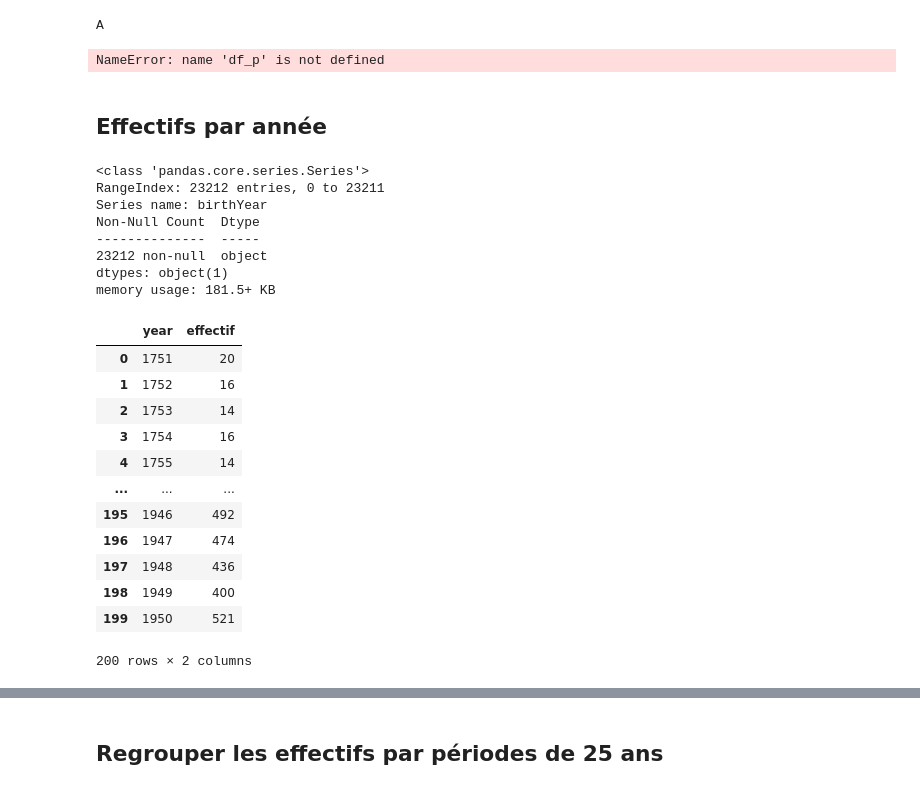
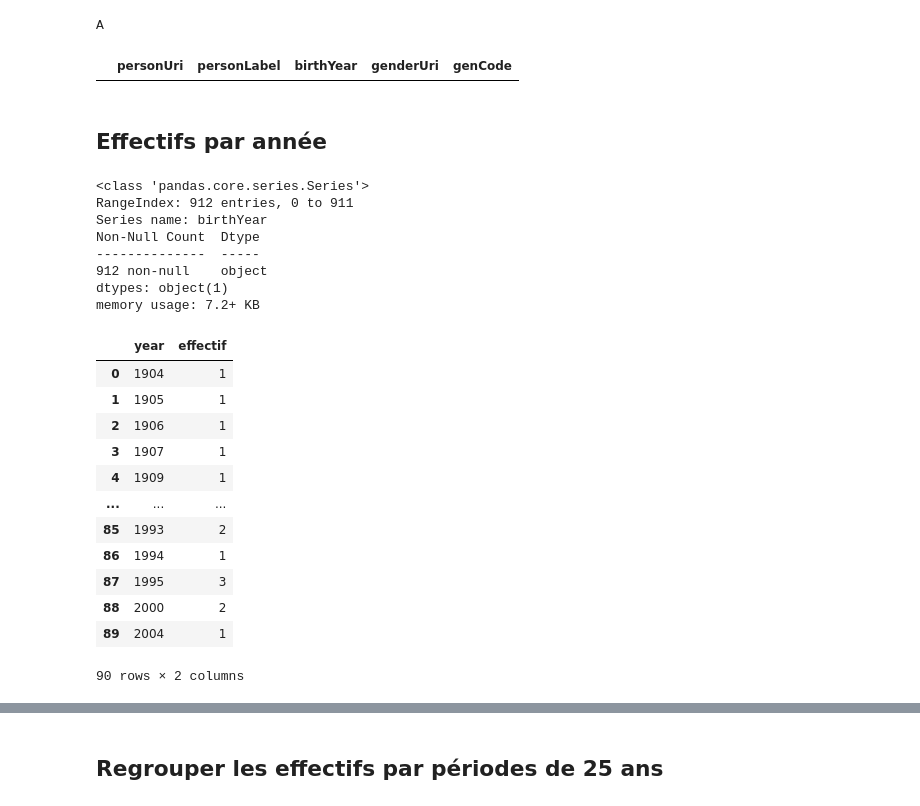
Before and after one commit to projhistoire/Projet-Histoire, a Jupyter notebook: notebooks_jupyter/wdt_distribution_naissances_triplestore.ipynb, the cells around one changed output, grey strips where cells are left out. Saved outputs shown, nothing was run; the diff lists cells and outputs as text; code cells hidden in the pictures.

```diff
--- a/notebooks_jupyter/wdt_distribution_naissances_triplestore.ipynb
+++ b/notebooks_jupyter/wdt_distribution_naissances_triplestore.ipynb
@@ -57,7 +93,7 @@ import sparql_functions as spqf
 On exécute la requête grâce à une fonction de la librairie locale qui réalise la mise en forme
 # %%
 ## define SPARQL enpoint
-endpoint = "https://ag1khc5dnlqgdc0c.allegrograph.cloud/webview/repositories/Astronauts/"
+endpoint = "https://ag1khc5dnlqgdc0c.allegrograph.cloud/repositories/Astronauts"
 # %%
 query = """
 PREFIX wd: <http://www.wikidata.org/entity/>
@@ -143,7 +196,7 @@ df_p['genCode'] = df_p.apply(lambda x: code_gender(x['genderUri']), axis=1)
 ### On inspecte les cinq premières lignes qui ont la valeur 'A' = autre
 df_p[df_p['genCode']=='A'][:5]
 # %% [output]
-NameError: name 'df_p' is not defined
+|  | personUri | personLabel | birthYear | genderUri | genCode |
 # %% [markdown]
 ## Effectifs par année
 # %%
@@ -152,38 +205,38 @@ NameError: name 'df_p' is not defined
 df_p['birthYear'].info()
 # %% [output]
 <class 'pandas.core.series.Series'>
-RangeIndex: 23212 entries, 0 to 23211
+RangeIndex: 912 entries, 0 to 911
 Series name: birthYear
 Non-Null Count  Dtype
 --------------  -----
-23212 non-null  object
+912 non-null    object
 dtypes: object(1)
-memory usage: 181.5+ KB
+memory usage: 7.2+ KB
 # %%
 ### On transforme le type de valeur de la colonne BirthYear
 # de objet à entier
 df_p['birthYear'] = df_p['birthYear'].astype(int)
 # %%
 ### On transforme en DataFrame le résultat du regroupement par année
-# noter qu'un ajoute un filtre pour que l'année maximale de naissance soit 200
-years_count = pd.DataFrame(df_p[df_p['birthYear'] < 2001].groupby('birthYear').size())\
+# noter qu'un ajoute un filtre pour que l'année maximale de naissance soit 2001
+years_count = pd.DataFrame(df_p[df_p['birthYear'] < 2007].groupby('birthYear').size())\
                 .reset_index(drop=False)
 years_count.columns=['year','effectif']
 years_count
 # %% [output]
 |  | year | effectif |
-| 0 | 1751 | 20 |
-| 1 | 1752 | 16 |
-| 2 | 1753 | 14 |
-| 3 | 1754 | 16 |
-| 4 | 1755 | 14 |
+| 0 | 1904 | 1 |
+| 1 | 1905 | 1 |
+| 2 | 1906 | 1 |
+| 3 | 1907 | 1 |
+| 4 | 1909 | 1 |
 | ... | ... | ... |
-| 195 | 1946 | 492 |
-| 196 | 1947 | 474 |
-| 197 | 1948 | 436 |
-| 198 | 1949 | 400 |
-| 199 | 1950 | 521 |
+| 85 | 1993 | 2 |
+| 86 | 1994 | 1 |
+| 87 | 1995 | 3 |
+| 88 | 2000 | 2 |
+| 89 | 2004 | 1 |
-200 rows × 2 columns
+90 rows × 2 columns
 # %%
 ### Représentation graphique des effectifs par année
 
```
Also changed, not shown: parts of 29 cells of this notebook, 1 other file.
